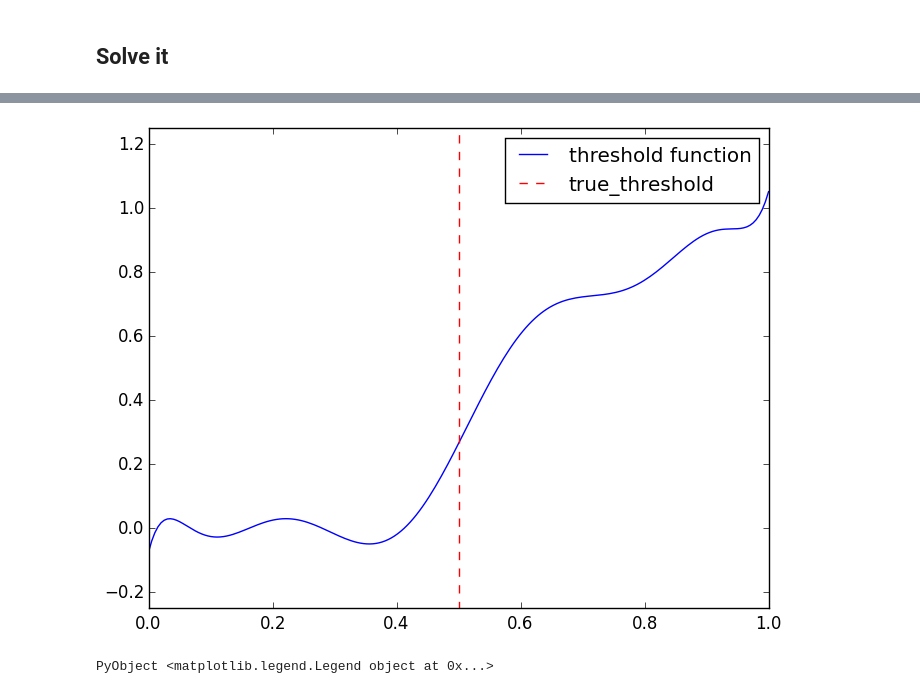
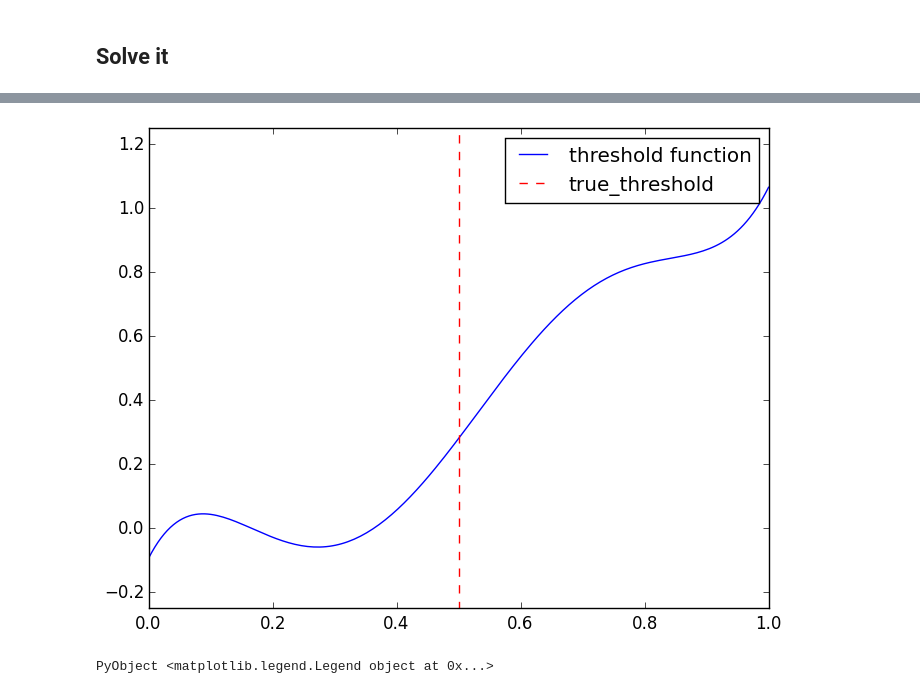
Before and after one commit to rdeits/threshold-qp, a Jupyter notebook: threshold_qp.ipynb, the cells around one changed output, grey strips where cells are left out. Drawn from its saved outputs; the diff is of its cells as text; code cells hidden in the pictures.

```diff
--- a/threshold_qp.ipynb
+++ b/threshold_qp.ipynb
@@ -32,7 +32,7 @@ y = x .* (x .>= true_threshold)
 ## Set up the optimization
 We'll search over polynomials of degree max_degree to find a good thresholding function.
 # %%
-max_degree = 9
+max_degree = 5
 monomial_values = hcat([x .^ i for i = 0:max_degree]...)
 
 m = Model()
@@ -71,17 +71,23 @@ Optimal objective -2.85098088e+03
 # %%
-num_samples = 200
-xx = linspace(0, 1, num_samples)
-yy= zeros(num_samples)
-for j = 1:num_samples
-    for k = 1:length(alpha)
-        yy[j] += getValue(alpha[k]) * xx[j] ^ (k - 1)
+function plot_performance(alpha, true_threshold)
+
+    num_samples = 200
+    xx = linspace(0, 1, num_samples)
+    yy= zeros(num_samples)
+    for j = 1:num_samples
+        for k = 1:length(alpha)
+            yy[j] += alpha[k] * xx[j] ^ (k - 1)
+        end
     end
+    plot(xx, yy)
+    hold(true)
+    plot([true_threshold, true_threshold], [-2, 2], "r--")
+    ylim([-0.25, 1.25])
+    legend(["threshold function", "true_threshold"])
 end
-plot(xx, yy)
-hold(true)
-plot([true_threshold, true_threshold], [-2, 2], "r--")
-ylim([-0.25, 1.25])
-legend(["threshold function", "true_threshold"])
+
+alpha_qp = map(getValue, alpha)
+plot_performance(alpha_qp, true_threshold)
 # %% [output]
-[figure, old version]
+[figure, new version]
 PyObject <matplotlib.legend.Legend object at 0x...>
```
Also changed, not shown: parts of 4 cells of this notebook.
